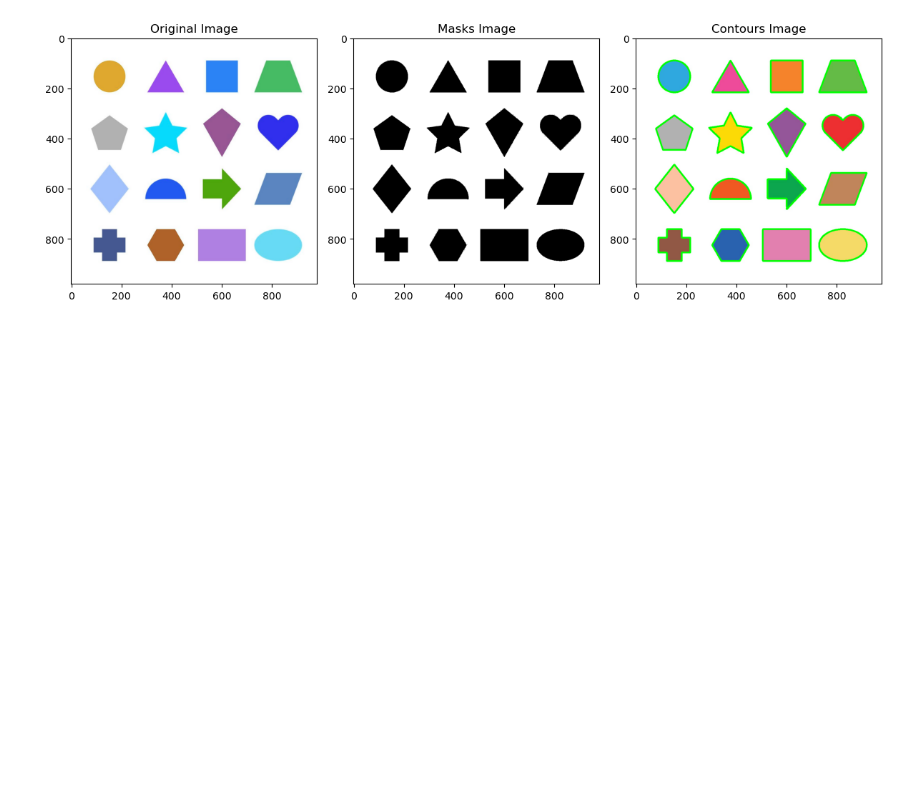
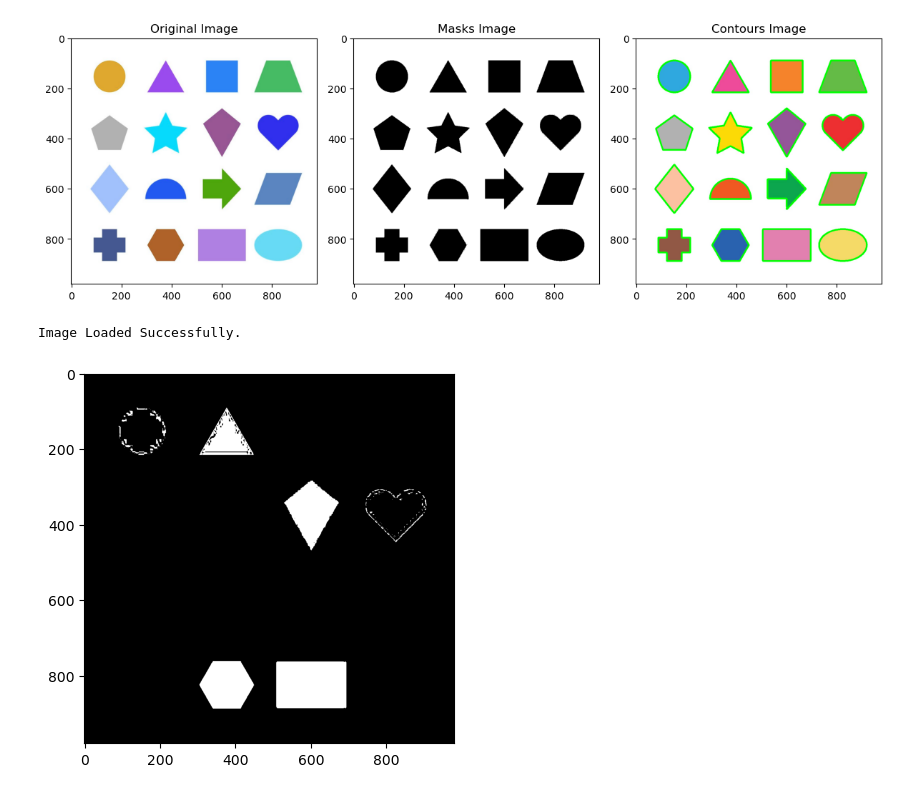
Before and after one commit to aaabdelaziz/Image-Processing, a Jupyter notebook: Python_Implementation/15-Contours.ipynb, the cells around one changed output. Saved outputs shown, nothing was run; the diff lists cells and outputs as text; code cells hidden in the pictures; blank space fills up the shorter version.

Commit message:
Add third method to extract certain image colors.

```diff
--- a/Python_Implementation/15-Contours.ipynb
+++ b/Python_Implementation/15-Contours.ipynb
@@ -146,3 +146,33 @@ plt.tight_layout()
 plt.show()
 # %% [output]
 [figure]
+# %%
+# Method (3) : Lower, upper bound in Range to detect certain colors
+# ----------------------------------------------------------------
+
+# Load the image and get it as greyscale
+image2 = cv2.imread("./images/shapes.jpg")
+
+# Check if the image is loaded
+if image2 is None:
+    print(" Error: Can't load the image")
+else:
+    print("Image Loaded Successfully.")
+
+
+# Define Lower and Upper bounds for the image colors
+lower_bound = np.array([100, 100, 30], dtype=np.uint8)
+upper_bound = np.array([240, 240, 240], dtype=np.uint8)
+
+# Create two different images one rgb, other hsv
+image_rgb = cv2.cvtColor(image, cv2.COLOR_BGR2RGB)
+image_hsv = cv2.cvtColor(image, cv2.COLOR_BGR2HSV)
+
+# Now, I want to target certain colors from my image, so I use HSV, to get a mask for only certain shape colors
+mask = cv2.inRange(image_hsv,lower_bound, upper_bound)
+
+plt.imshow(mask, cmap='grey')
+contours, hierarchy = cv2.findContours(mask, cv2.RETR_LIST, cv2.CHAIN_APPROX_SIMPLE)
+# %% [output]
+Image Loaded Successfully.
+[figure, added]
```
Also changed, not shown: parts of 1 cell of this notebook.
